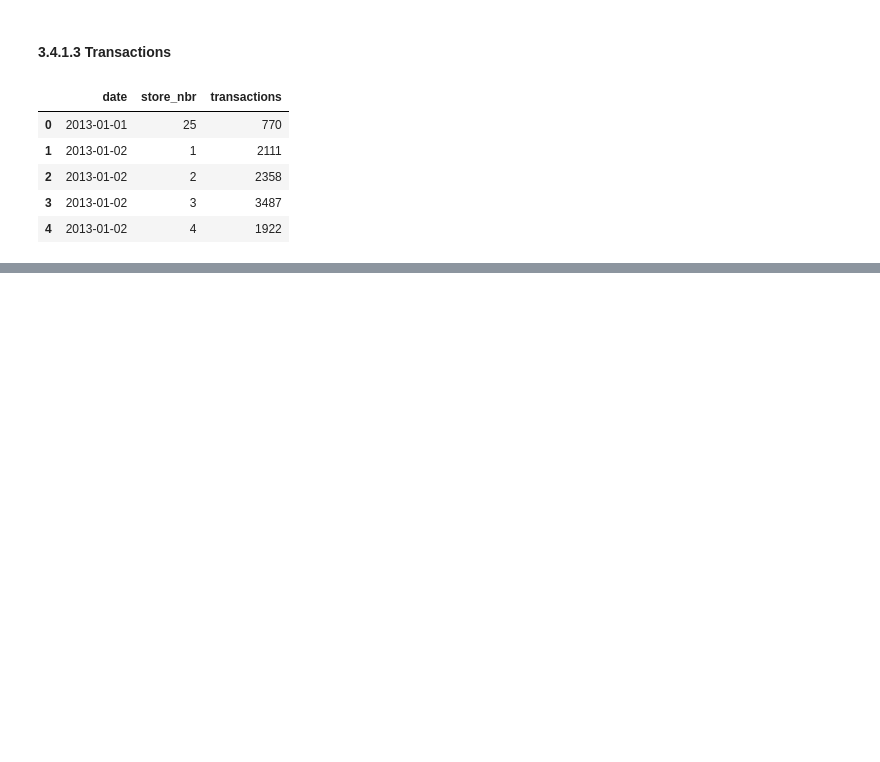
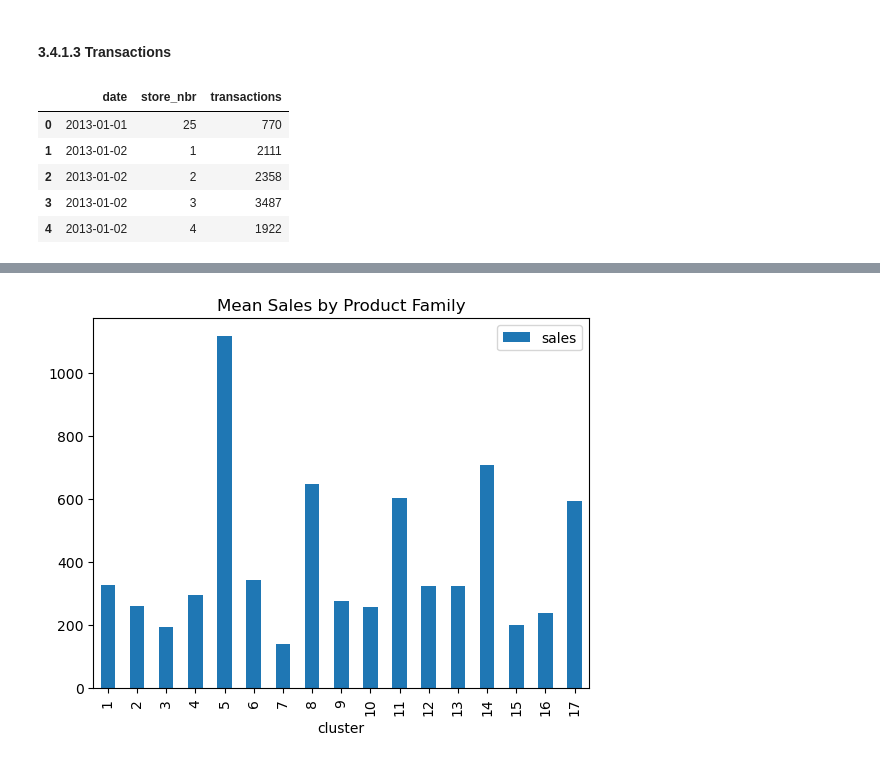
Before and after one commit to zxie9/Capstone-Project-Two, a Jupyter notebook: Notebooks/3. Exploratory Data Analysis.ipynb, the cells around one changed output, grey strips where cells are left out. Drawn from its saved outputs; the diff is of its cells as text; code cells hidden in the pictures; blank space fills up the shorter version.

```diff
--- a/Notebooks/3. Exploratory Data Analysis.ipynb
+++ b/Notebooks/3. Exploratory Data Analysis.ipynb
@@ -430,0 +364,5 @@ missing.sort_values(by='count', ascending=False)
+# %%
+_ = df_cl_sa.set_index('cluster').plot.bar()
+_ = plt.title('Mean Sales by Product Family')
+# %% [output]
+[figure, added]
```
Also changed, not shown: parts of 88 cells of this notebook.
